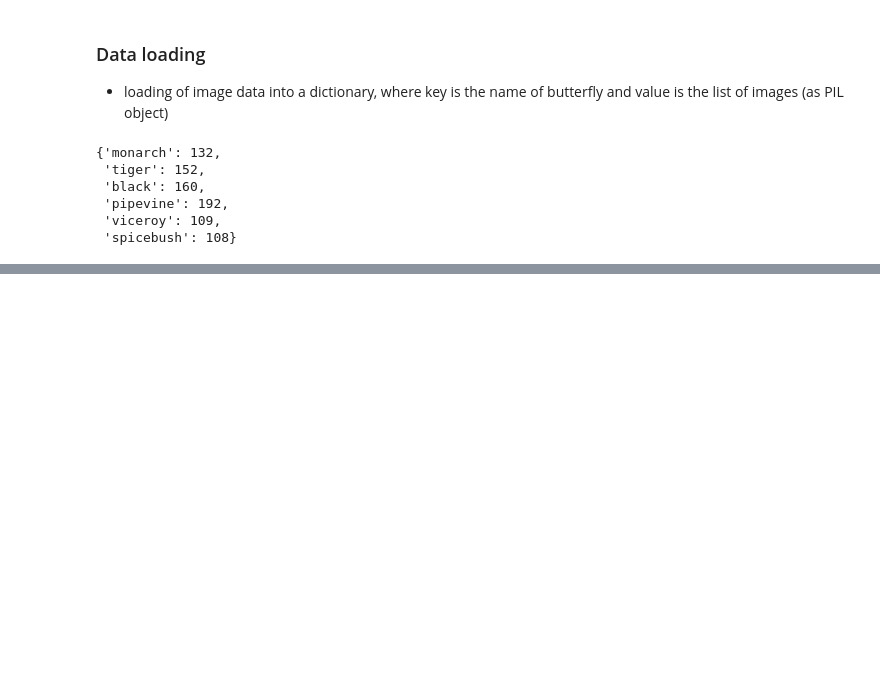
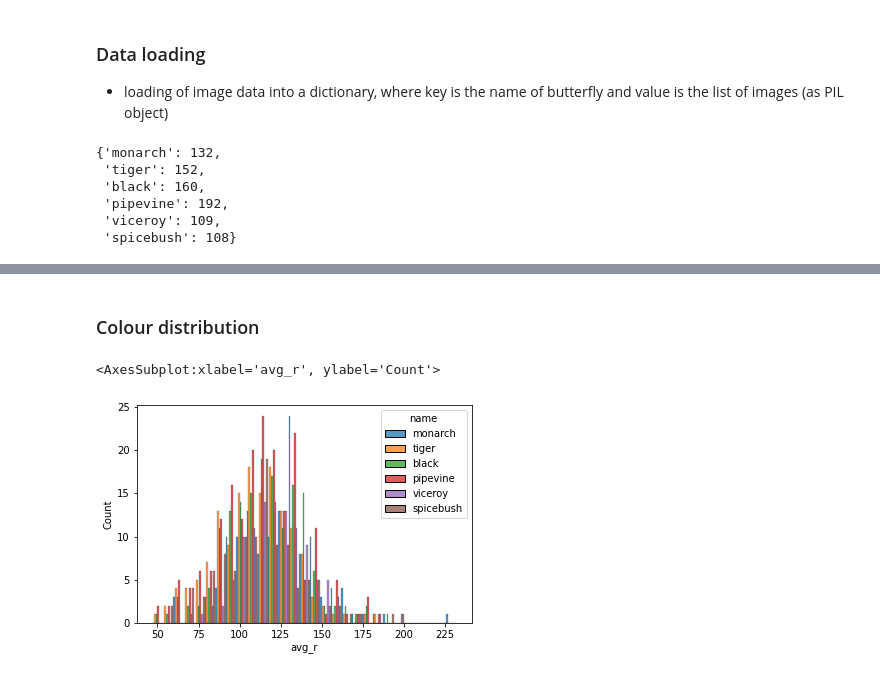
Before and after one commit to yuxuanneo/image_classification_butterfly, a Jupyter notebook: eda.ipynb, the cells around one changed output, grey strips where cells are left out. Drawn from its saved outputs; the diff is of its cells as text; code cells hidden in the pictures; blank space fills up the shorter version.

Commit message:
eda for categorical plots-half done

```diff
--- a/eda.ipynb
+++ b/eda.ipynb
@@ -106,0 +121,13 @@ Name: img_size, dtype: int64
+# %% [markdown]
+### Colour distribution
+# %%
+# get avg pixel values for RGC channels in each image
+df["avg_pixels"] = df["img_pil"].apply(lambda x: ImageStat.Stat(x).mean)
+
+for i, colour in enumerate(["r", "g", "b"]):
+    df[f"avg_{colour}"] = df["avg_pixels"].apply(lambda x: x[i])
+# %%
+sns.histplot(x = "avg_r", data=df,  hue = "name", multiple="dodge")
+# %% [output]
+<AxesSubplot:xlabel='avg_r', ylabel='Count'>
+[figure, added]
```
Also changed, not shown: parts of 6 cells of this notebook, 1 other file.
